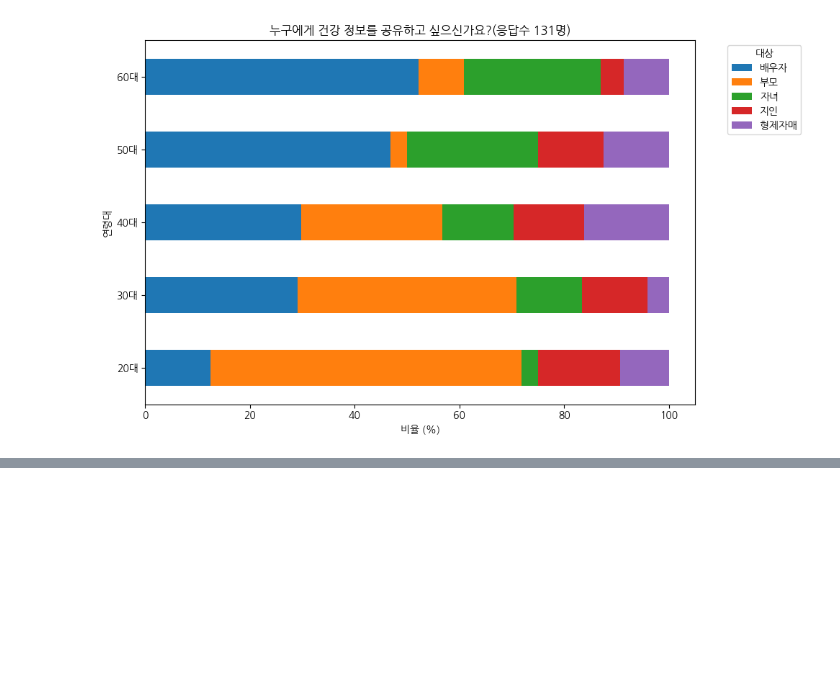
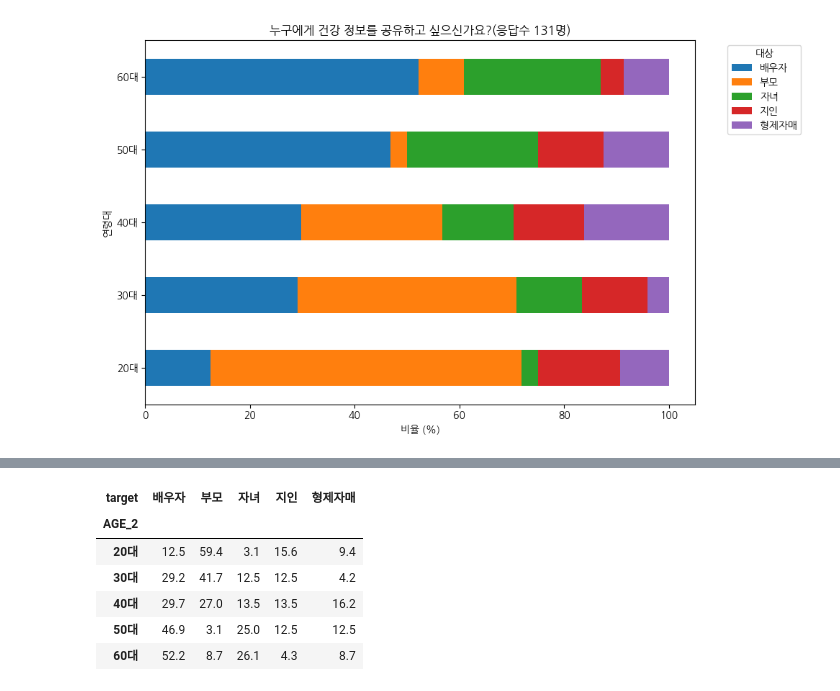
Before and after one commit to Jieunlee-svg/dataanalysis_, a Jupyter notebook: 설문조사_결과_분석_데이터_시각화.ipynb, the cells around one changed output, grey strips where cells are left out. Saved outputs shown, nothing was run; the diff lists cells and outputs as text; code cells hidden in the pictures; blank space fills up the shorter version.

```diff
--- a/설문조사_결과_분석_데이터_시각화.ipynb
+++ b/설문조사_결과_분석_데이터_시각화.ipynb
@@ -285,0 +317,19 @@ plt.show()
+# %%
+# Q13: 공유하고 싶은 사람
+q13_long = df[q13_cols + [age_col]].melt(id_vars=age_col, value_name='target').dropna()
+q13_count = q13_long.groupby([age_col, 'target']).size().unstack(fill_value=0)
+
+# 비율로 변환
+q13_percent = q13_count.div(q13_count.sum(axis=1), axis=0) * 100
+
+# 수치 확인
+q13_percent_rounded = np.round(q13_percent, 1)
+q13_percent_rounded
+# %% [output]
+| target | 배우자 | 부모 | 자녀 | 지인 | 형제자매 |
+| AGE_2 |  |  |  |  |  |
+| 20대 | 12.5 | 59.4 | 3.1 | 15.6 | 9.4 |
+| 30대 | 29.2 | 41.7 | 12.5 | 12.5 | 4.2 |
+| 40대 | 29.7 | 27.0 | 13.5 | 13.5 | 16.2 |
+| 50대 | 46.9 | 3.1 | 25.0 | 12.5 | 12.5 |
+| 60대 | 52.2 | 8.7 | 26.1 | 4.3 | 8.7 |
```
Also changed, not shown: parts of 3 cells of this notebook.
